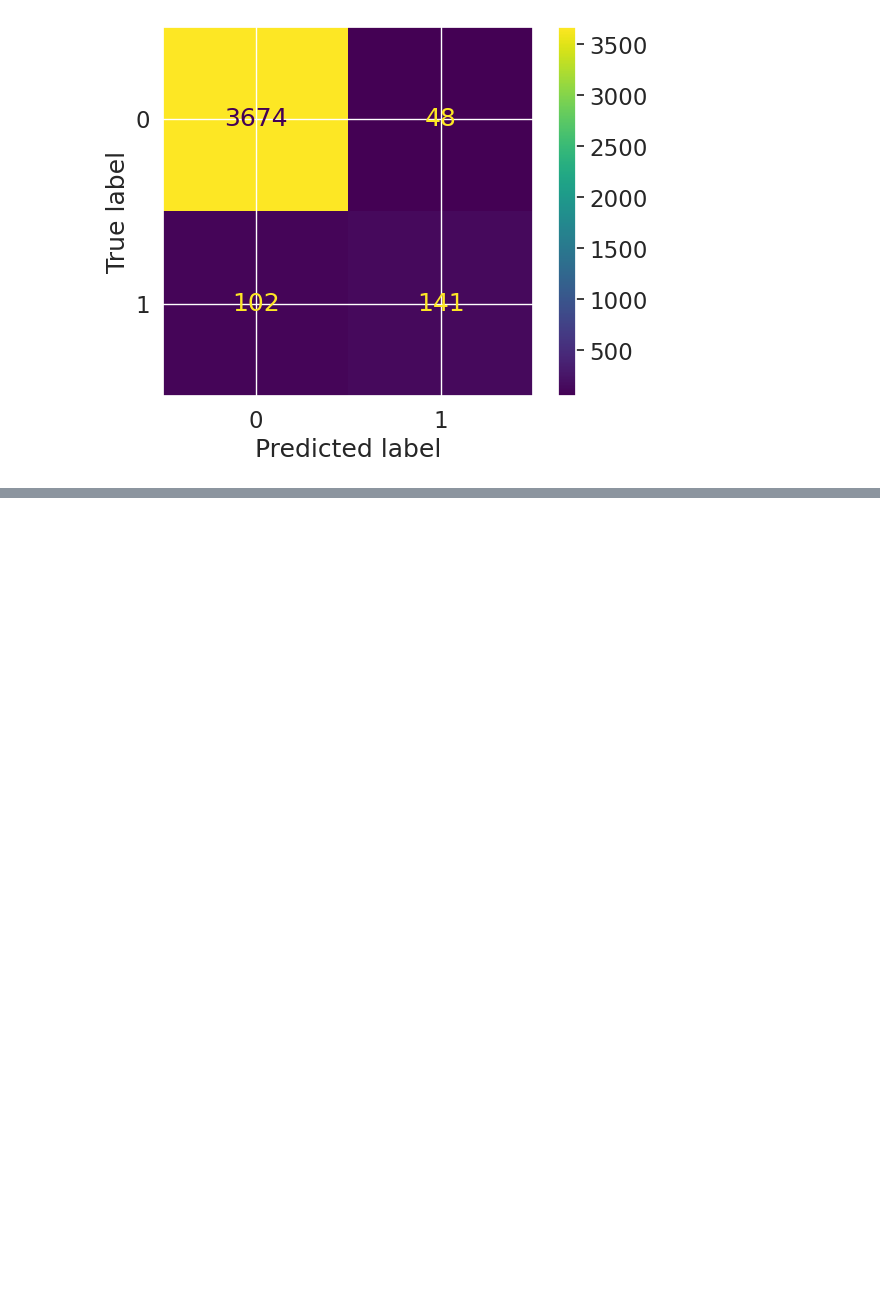
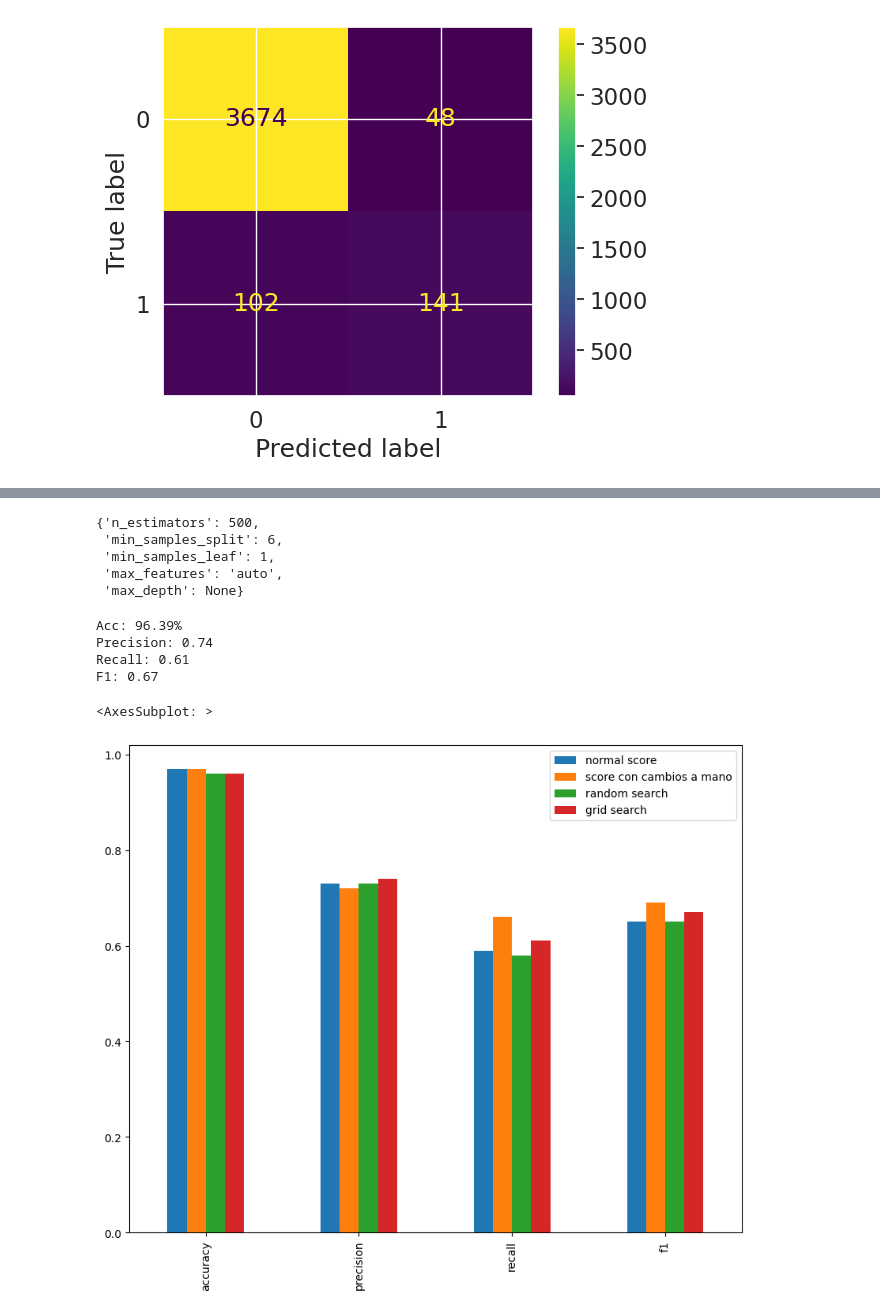
Before and after one commit to Manuelsierra95/data-science, a Jupyter notebook: RandomForestClassifier.ipynb, the cells around one changed output, grey strips where cells are left out. Drawn from its saved outputs; the diff is of its cells as text; code cells hidden in the pictures; blank space fills up the shorter version.

```diff
--- a/RandomForestClassifier.ipynb
+++ b/RandomForestClassifier.ipynb
@@ -232,0 +305,7 @@ ConfusionMatrixDisplay.from_predictions(y_true=y_test, y_pred=y_pred)
+# %%
+np.random.seed(42)
+
+clf_2 = RandomForestClassifier(max_features=100)
+clf_2.fit(X_train, y_train)
+y_pred_2 = clf_2.predict(X_val)
+valid_data_2 = evaluate_preds(y_val, y_pred_2)
@@ -232,0 +387,3 @@ ConfusionMatrixDisplay.from_predictions(y_true=y_test, y_pred=y_pred)
+# %%
+rs_y_pred = rs_clf.predict(X_test)
+rs_metrics = evaluate_preds(y_test, rs_y_pred) # Comprobamos si cambia la metrica a la de default
@@ -232,0 +395,19 @@ ConfusionMatrixDisplay.from_predictions(y_true=y_test, y_pred=y_pred)
+# %%
+from sklearn.model_selection import GridSearchCV
+
+grid_2 = {'n_estimators': [10, 200, 500],
+       'max_depth': [None, 5, 20],
+       'max_features': ['auto', 'sqrt'],
+       'min_samples_split': [2, 6],
+       'min_samples_leaf': [1, 4]}
+
+np.random.seed(42)
+X_train, X_test, y_train, y_test = train_test_split(X, y, test_size=0.2)
+clf = RandomForestClassifier(n_jobs=1) # Numero de cores que queremos dedicarle | n_jobs=-1 (dedicaria todos)
+
+# Crea tantos modelos como combinaciones haya en el grid(¡Cuidado con el tamaño de grid que le pasamos!)
+gs_clf = RandomizedSearchCV(estimator=clf,
+                          param_distributions=grid_2,
+                          cv=5, # Versiones diferentes de la data (cross_validations, ver foto arriba)
+                          verbose=2) # Controla los mensajes mostrados (mirar documentacion para mas info)
+gs_clf.fit(X_train, y_train)
@@ -232,0 +447,25 @@ ConfusionMatrixDisplay.from_predictions(y_true=y_test, y_pred=y_pred)
+# %%
+gs_clf.best_params_ # Saca la mejor conbinacion de parametros
+# %% [output]
+{'n_estimators': 500,
+ 'min_samples_split': 6,
+ 'min_samples_leaf': 1,
+ 'max_features': 'auto',
+ 'max_depth': None}
+# %%
+gs_y_pred = gs_clf.predict(X_test)
+gs_metrics = evaluate_preds(y_test, gs_y_pred) # Comprobamos si cambia la metrica a la de default
+# %% [output]
+Acc: 96.39%
+Precision: 0.74
+Recall: 0.61
+F1: 0.67
+# %%
+compare_metrics = pd.DataFrame({'normal score': valid_data,
+                                'score con cambios a mano': valid_data_2,
+                                'random search': rs_metrics,
+                                'grid search': gs_metrics})
+compare_metrics.plot.bar(figsize=(10,8))
+# %% [output]
+<AxesSubplot: >
+[figure, added]
```
Also changed, not shown: parts of 22 cells of this notebook, 6 other files.
